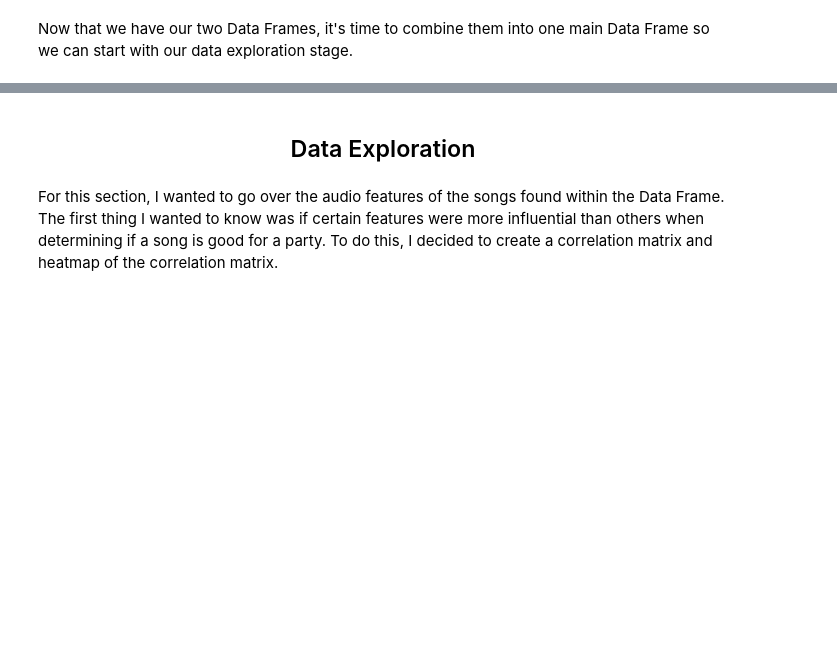
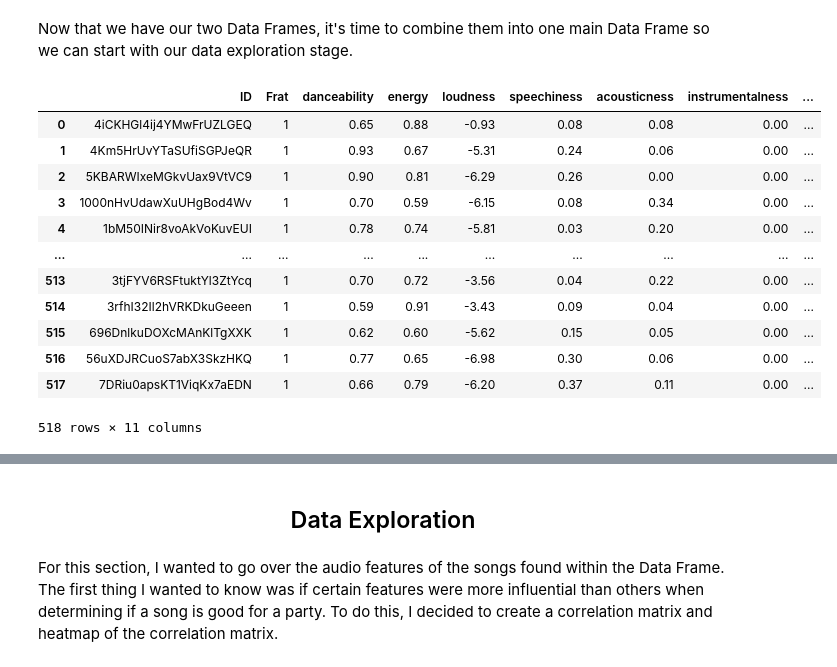
Before and after one commit to aleemv1/aleemv1.github.io, a Jupyter notebook: index.ipynb, the cells around one changed output, grey strips where cells are left out. Cells and saved outputs as stored; diff of their text form; code cells hidden in the pictures; blank space fills up the shorter version.

```diff
--- a/index.ipynb
+++ b/index.ipynb
@@ -171,6 +189,20 @@ bdf['tempo'] = tempo
 Now that we have our two Data Frames, it's time to combine them into one main Data Frame so we can start with our data exploration stage.
 # %%
 #Good df
-df
+display(df)
+# %% [output]
+|  | ID | Frat | danceability | energy | loudness | speechiness | acousticness | instrumentalness | ... |
+| 0 | 4iCKHGl4ij4YMwFrUZLGEQ | 1 | 0.65 | 0.88 | -0.93 | 0.08 | 0.08 | 0.00 | ... |
+| 1 | 4Km5HrUvYTaSUfiSGPJeQR | 1 | 0.93 | 0.67 | -5.31 | 0.24 | 0.06 | 0.00 | ... |
+| 2 | 5KBARWIxeMGkvUax9VtVC9 | 1 | 0.90 | 0.81 | -6.29 | 0.26 | 0.00 | 0.00 | ... |
+| 3 | 1000nHvUdawXuUHgBod4Wv | 1 | 0.70 | 0.59 | -6.15 | 0.08 | 0.34 | 0.00 | ... |
+| 4 | 1bM50INir8voAkVoKuvEUI | 1 | 0.78 | 0.74 | -5.81 | 0.03 | 0.20 | 0.00 | ... |
+| ... | ... | ... | ... | ... | ... | ... | ... | ... | ... |
+| 513 | 3tjFYV6RSFtuktYl3ZtYcq | 1 | 0.70 | 0.72 | -3.56 | 0.04 | 0.22 | 0.00 | ... |
+| 514 | 3rfhI32Il2hVRKDkuGeeen | 1 | 0.59 | 0.91 | -3.43 | 0.09 | 0.04 | 0.00 | ... |
+| 515 | 696DnlkuDOXcMAnKlTgXXK | 1 | 0.62 | 0.60 | -5.62 | 0.15 | 0.05 | 0.00 | ... |
+| 516 | 56uXDJRCuoS7abX3SkzHKQ | 1 | 0.77 | 0.65 | -6.98 | 0.30 | 0.06 | 0.00 | ... |
+| 517 | 7DRiu0apsKT1ViqKx7aEDN | 1 | 0.66 | 0.79 | -6.20 | 0.37 | 0.11 | 0.00 | ... |
+518 rows × 11 columns
 # %%
 #Bad df
```
Also changed, not shown: parts of 41 cells of this notebook, 1 other file.
